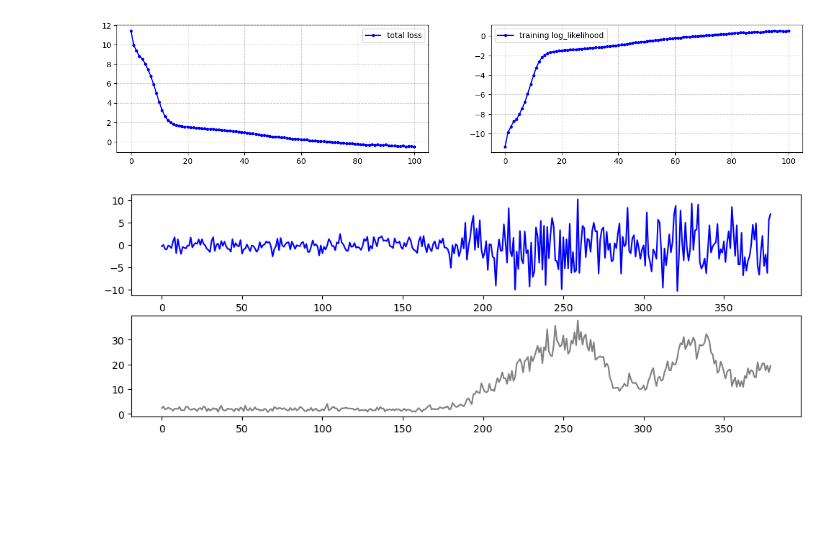
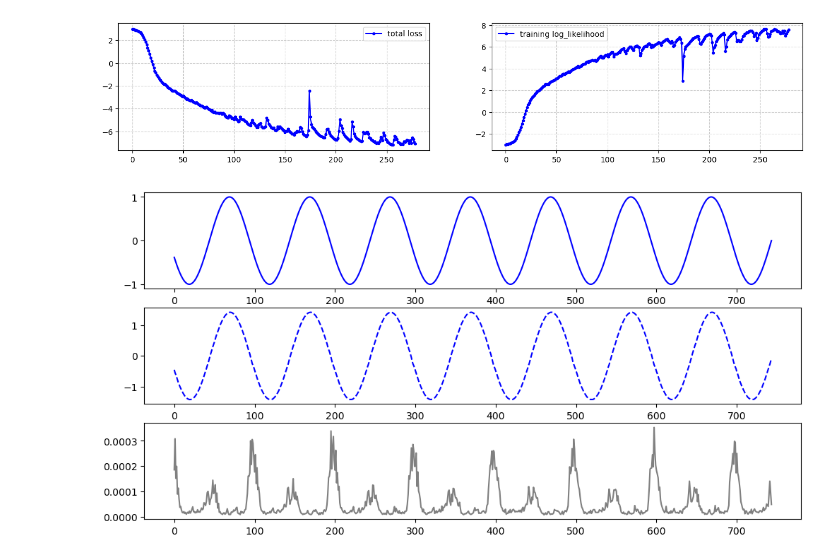
Before and after one commit to Jhbai/DeepLearning_TimeSeriesModel, a Jupyter notebook: FC_VAE/dev.ipynb, the cells around one changed output. Saved outputs shown, nothing was run; the diff lists cells and outputs as text; code cells hidden in the pictures; blank space fills up the shorter version.

```diff
--- a/FC_VAE/dev.ipynb
+++ b/FC_VAE/dev.ipynb
@@ -3,7 +3,6 @@ import numpy as np
 import os, sys
 os.environ["KMP_DUPLICATE_LIB_OK"]="TRUE"
 sys.dont_write_bytecode = True
-data = np.linspace(0, np.pi*3, 1000).tolist()
 # %%
 import torch
 import numpy as np
@@ -357,6 +354,7 @@ def criterion(mean, logvar, z_mean, z_logvar, x, beta=.5):
 # %%
+data = np.sin(np.linspace(0, np.pi*20, 1000)).tolist()
 device = torch.device("cuda" if torch.cuda.is_available() else "cpu")
-model = FCVAE(n_dim = 20, n_hid1 = 10, n_hid2 = 20, n_seq = 4).to(device)
-model.train(data)
+model = FCVAE(n_dim = 256, n_hid1 = 64, n_hid2 = 32, n_seq = 128).to(device)
+model.fit(data)
 # %% [output]
-[figure, old version]
+[figure, new version]
@@ -366,7 +361,13 @@ anomalies = model.anomaly(ts_data)
 # %%
-fig, ax = plt.subplots(2, 1, figsize = (12, 4))
-ax[0].plot(ts_data[-len(anomalies):], color = "blue")
-ax[1].plot(anomalies, color = "gray")
+fig, ax = plt.subplots(3, 1, figsize = (12, 6))
+with torch.no_grad():
+    model.eval()
+    anomalies = model.anomaly(data)
+    recon = model(data).detach().cpu()
+ax[0].plot(data[-len(anomalies):], color = "blue")
+ax[1].plot(recon, color = "blue", linestyle = "--")
+ax[2].plot(anomalies, color = "gray")
+
 plt.show()
 # %% [output]
-[figure, old version]
+[figure, new version]
```
Also changed, not shown: parts of 4 cells of this notebook, 3 other files.
